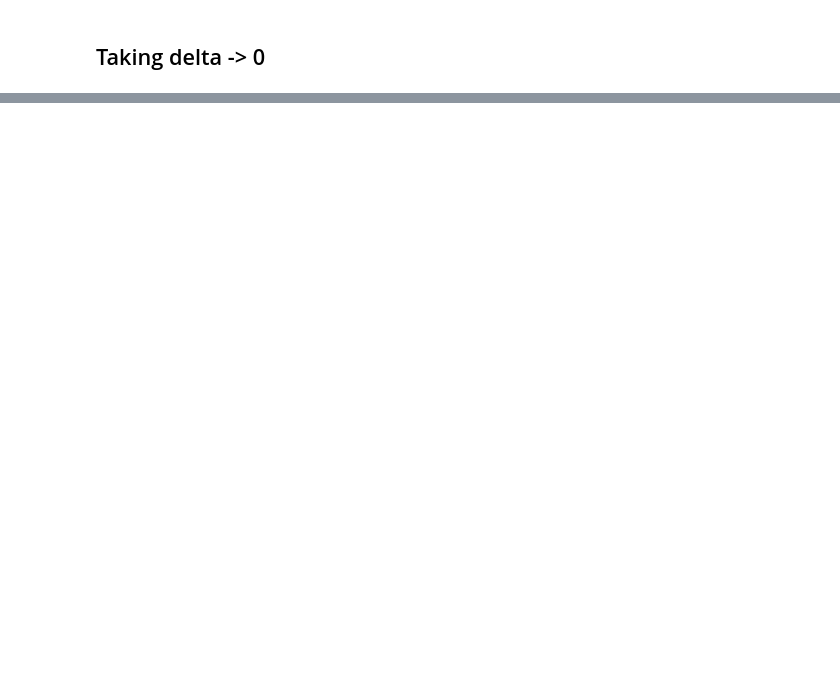
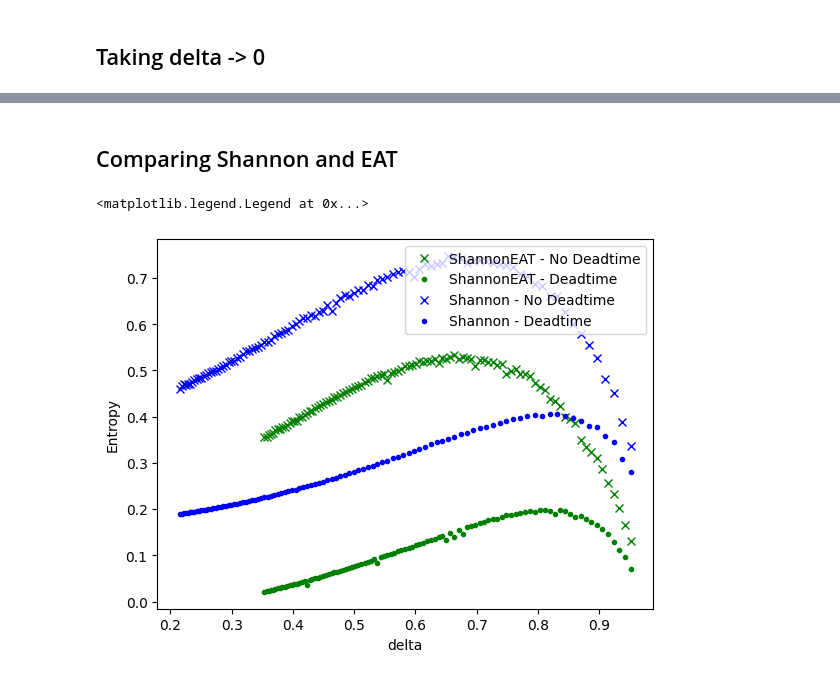
Before and after one commit to thmaoe/Master-thesis-QKD, a Jupyter notebook: results.ipynb, the cells around one changed output, grey strips where cells are left out. Cells and saved outputs as stored; diff of their text form; code cells hidden in the pictures; blank space fills up the shorter version.

Commit message:
added results and finite size EAT

```diff
--- a/results.ipynb
+++ b/results.ipynb
@@ -445,0 +470,46 @@ plt.legend()
+# %% [markdown]
+## Comparing Shannon and EAT
+# %%
+res1e = {'deltas': [], 'vals': []}
+
+for i in range(100):
+    alpha = sqrt(0.1 + i*0.02)
+    ps = []
+    delta = 0.0
+    for i in range(5):
+        delta, p = simulation.doSimul(alpha, 7/8, '1', 100000, 0.77, False)
+        ps.append(p[0])
+    val = ShannonEAT.getH(ps, 100000, delta, 7/8)
+    res1e['vals'].append(val)
+    res1e['deltas'].append(delta)
+
+with open('Results/ShannonEAT1_077_NoDT.json', 'w') as f:
+    json.dump(res1e, f)
+# %%
+res2e = {'deltas': [], 'vals': []}
+
+for i in range(100):
+    alpha = sqrt(0.1 + i*0.02)
+    ps = []
+    delta = 0.0
+    for i in range(5):
+        delta, p = simulation.doSimul(alpha, 7/8, '1', 100000, 0.77, True)
+        ps.append(p[0])
+    val = ShannonEAT.getH(ps, 100000, delta, 7/8)
+    res2e['vals'].append(val)
+    res2e['deltas'].append(delta)
+
+with open('Results/ShannonEAT1_077_DT.json', 'w') as f:
+    json.dump(res2e, f)
+# %%
+plt.figure()
+plt.plot(res1e['deltas'], res1e['vals'], 'gx', label='ShannonEAT - No Deadtime')
+plt.plot(res2e['deltas'], res2e['vals'], 'g.', label='ShannonEAT - Deadtime')
+plt.plot(res1['deltas'], res1['vals'], 'bx', label='Shannon - No Deadtime')
+plt.plot(res2['deltas'], res2['vals'], 'b.', label='Shannon - Deadtime')
+plt.xlabel('delta')
+plt.ylabel('Entropy')
+plt.legend()
+# %% [output]
+<matplotlib.legend.Legend at 0x...>
+[figure, added]
```
Also changed, not shown: parts of 11 cells of this notebook, 33 other files.
